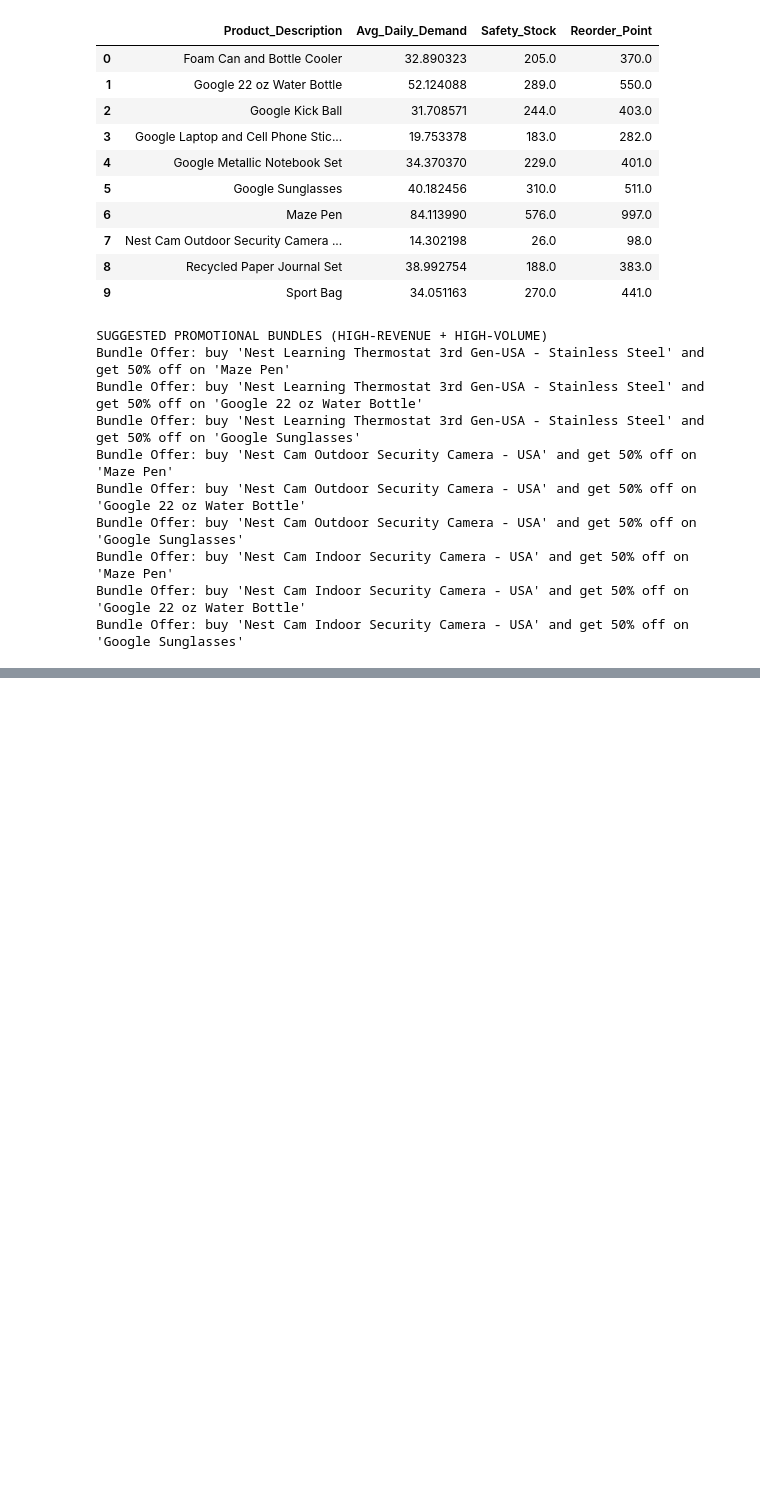
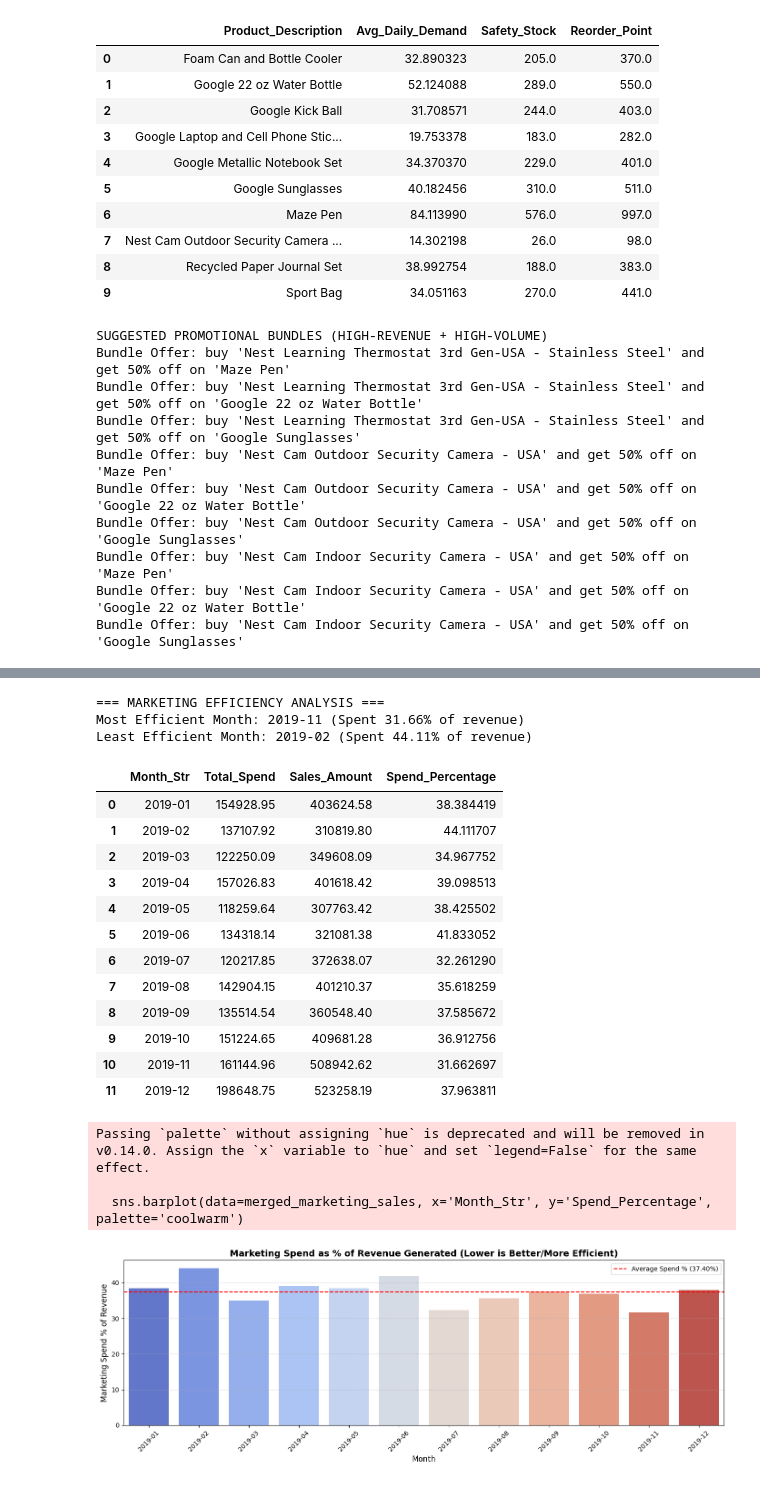
Before and after one commit to shridhar2k9/AI-ML, a Jupyter notebook: Untitled4.ipynb, the cells around one changed output, grey strips where cells are left out. Cells and saved outputs as stored; diff of their text form; code cells hidden in the pictures; blank space fills up the shorter version.

```diff
--- a/Untitled4.ipynb
+++ b/Untitled4.ipynb
@@ -1085,0 +1204,54 @@ Bundle Offer: buy 'Nest Cam Indoor Security Camera - USA' and get 50% off on 'Go
+# %%
+"""
+9. Evaluate the effectiveness of marketing campaigns by comparing marketing spend to revenue generated. Are there opportunities to reallocate resources for better results?
+Hint: Building on marketing spend analysis, consider how to quantify the efficiency of marketing efforts (e.g., marketing spend as a percentage of revenue).
+Market spend % = Total spend *100 / Revenue generated
+Hint: Think about how insights from high-efficiency periods could inform future resource allocation.
+"""
+# Calculate Marketing Spend as a Percentage of Revenue
+merged_marketing_sales['Spend_Percentage'] = (merged_marketing_sales['Total_Spend'] * 100) / merged_marketing_sales['Sales_Amount']
+
+# Identify most and least efficient months
+most_efficient_month = merged_marketing_sales.loc[merged_marketing_sales['Spend_Percentage'].idxmin()]
+least_efficient_month = merged_marketing_sales.loc[merged_marketing_sales['Spend_Percentage'].idxmax()]
+
+print("=== MARKETING EFFICIENCY ANALYSIS ===")
+print(f"Most Efficient Month: {most_efficient_month['Month_Str']} (Spent {most_efficient_month['Spend_Percentage']:.2f}% of revenue)")
+print(f"Least Efficient Month: {least_efficient_month['Month_Str']} (Spent {least_efficient_month['Spend_Percentage']:.2f}% of revenue)")
+
+# Display full summary table
+display(merged_marketing_sales[['Month_Str', 'Total_Spend', 'Sales_Amount', 'Spend_Percentage']])
+
+# Visualize Marketing Spend % over time
+plt.figure(figsize=(14, 5))
+sns.barplot(data=merged_marketing_sales, x='Month_Str', y='Spend_Percentage', palette='coolwarm')
+plt.axhline(merged_marketing_sales['Spend_Percentage'].mean(), color='red', linestyle='--', label=f"Average Spend % ({merged_marketing_sales['Spend_Percentage'].mean():.2f}%)")
+plt.title('Marketing Spend as % of Revenue Generated (Lower is Better/More Efficient)', fontsize=14, fontweight='bold')
+plt.xlabel('Month', fontsize=12)
+plt.ylabel('Marketing Spend % of Revenue', fontsize=12)
+plt.xticks(rotation=45)
+plt.legend()
+plt.grid(axis='y', linestyle='--', alpha=0.5)
+plt.tight_layout()
+plt.show()
+# %% [output]
+=== MARKETING EFFICIENCY ANALYSIS ===
+Most Efficient Month: 2019-11 (Spent 31.66% of revenue)
+Least Efficient Month: 2019-02 (Spent 44.11% of revenue)
+|  | Month_Str | Total_Spend | Sales_Amount | Spend_Percentage |
+| 0 | 2019-01 | 154928.95 | 403624.58 | 38.384419 |
+| 1 | 2019-02 | 137107.92 | 310819.80 | 44.111707 |
+| 2 | 2019-03 | 122250.09 | 349608.09 | 34.967752 |
+| 3 | 2019-04 | 157026.83 | 401618.42 | 39.098513 |
+| 4 | 2019-05 | 118259.64 | 307763.42 | 38.425502 |
+| 5 | 2019-06 | 134318.14 | 321081.38 | 41.833052 |
+| 6 | 2019-07 | 120217.85 | 372638.07 | 32.261290 |
+| 7 | 2019-08 | 142904.15 | 401210.37 | 35.618259 |
+| 8 | 2019-09 | 135514.54 | 360548.40 | 37.585672 |
+| 9 | 2019-10 | 151224.65 | 409681.28 | 36.912756 |
+| 10 | 2019-11 | 161144.96 | 508942.62 | 31.662697 |
+| 11 | 2019-12 | 198648.75 | 523258.19 | 37.963811 |
+Passing `palette` without assigning `hue` is deprecated and will be removed in v0.14.0. Assign the `x` variable to `hue` and set `legend=False` for the same effect.
+
+  sns.barplot(data=merged_marketing_sales, x='Month_Str', y='Spend_Percentage', palette='coolwarm')
+[figure, added]
```
Also changed, not shown: parts of 2 cells of this notebook.
